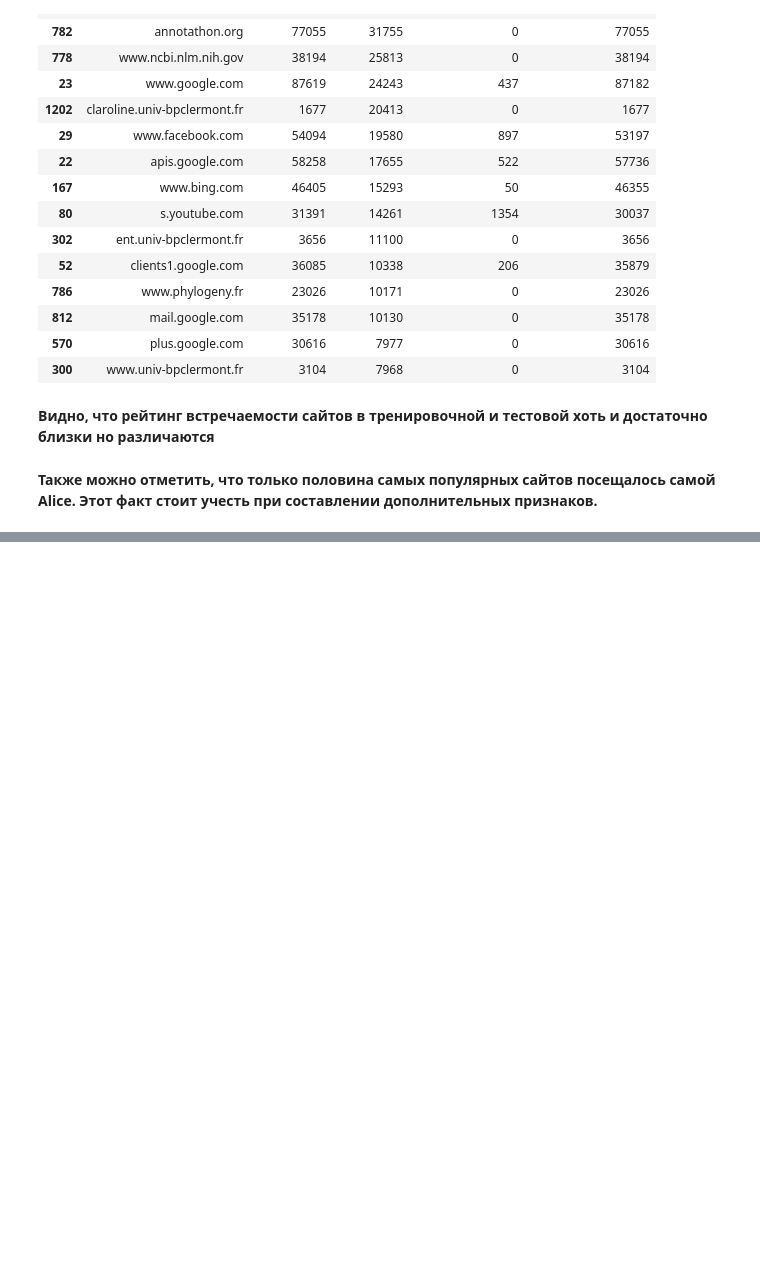
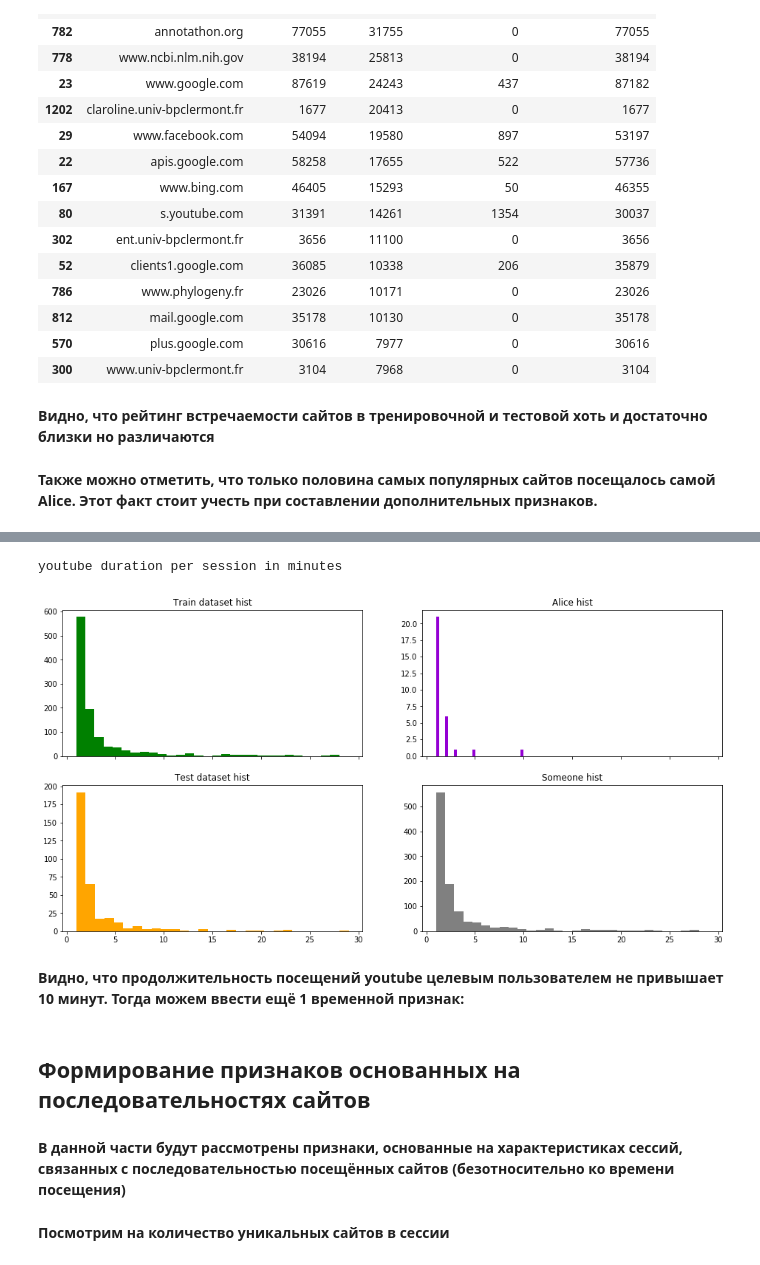
Before and after one commit to n-surkov/coursera_ml, a Jupyter notebook: solution/final_submission.ipynb, the cells around one changed output, grey strips where cells are left out. Cells and saved outputs as stored; diff of their text form; code cells hidden in the pictures; blank space fills up the shorter version.

```diff
--- a/solution/final_submission.ipynb
+++ b/solution/final_submission.ipynb
@@ -216,0 +368,26 @@ site_freq.sort_values('test_count', ascending=False).head(15)
+# %%
+def calc_youtube_duration(df):
+    duration = np.zeros((len(df),), dtype=int)
+
+    sites = df[site_columns].to_numpy()
+    dtimes = df[time_diff_columns].to_numpy()
+    youtube_idxs = [site_dic[key] for key in site_dic.keys() if key.find('youtube') > -1]
+
+    for idx in youtube_idxs:
+        for i in range(9):
+            indices = sites[:, i] == idx
+            duration[indices] += np.array(list(map(lambda x: int(np.round(x)), (dtimes[indices, i] / 60))), dtype=int)
+
+    return duration
+# %%
+print('youtube duration per session in minutes')
+train_duration = calc_youtube_duration(train_df)
+test_duration = calc_youtube_duration(test_df)
+train_indices = train_duration > 0
+test_indices = test_duration > 0
+plot_feature(train_duration[train_indices], test_duration[test_indices], y_train_full[train_indices], bins=29);
+# %% [output]
+youtube duration per session in minutes
+[figure, added]
+# %% [markdown]
+**Видно, что продолжительность посещений youtube целевым пользователем не привышает 10 минут. Тогда можем ввести ещё 1 временной признак:**
@@ -216,0 +407,6 @@ site_freq.sort_values('test_count', ascending=False).head(15)
+# %% [markdown]
+## Формирование признаков основанных на последовательностях сайтов
+# %% [markdown]
+**В данной части будут рассмотрены признаки, основанные на характеристиках сессий, связанных с последовательностью посещённых сайтов (безотносительно ко времени посещения)**
+# %% [markdown]
+**Посмотрим на количество уникальных сайтов в сессии**
```
Also changed, not shown: parts of 57 cells of this notebook.
